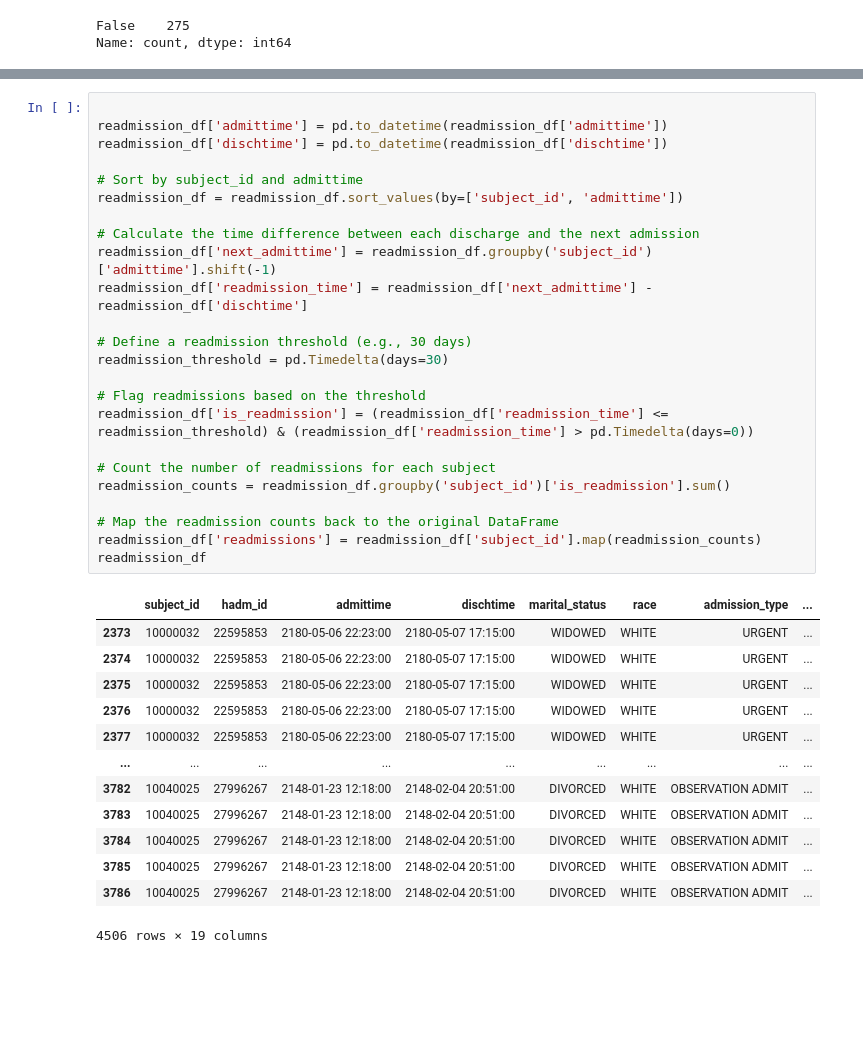
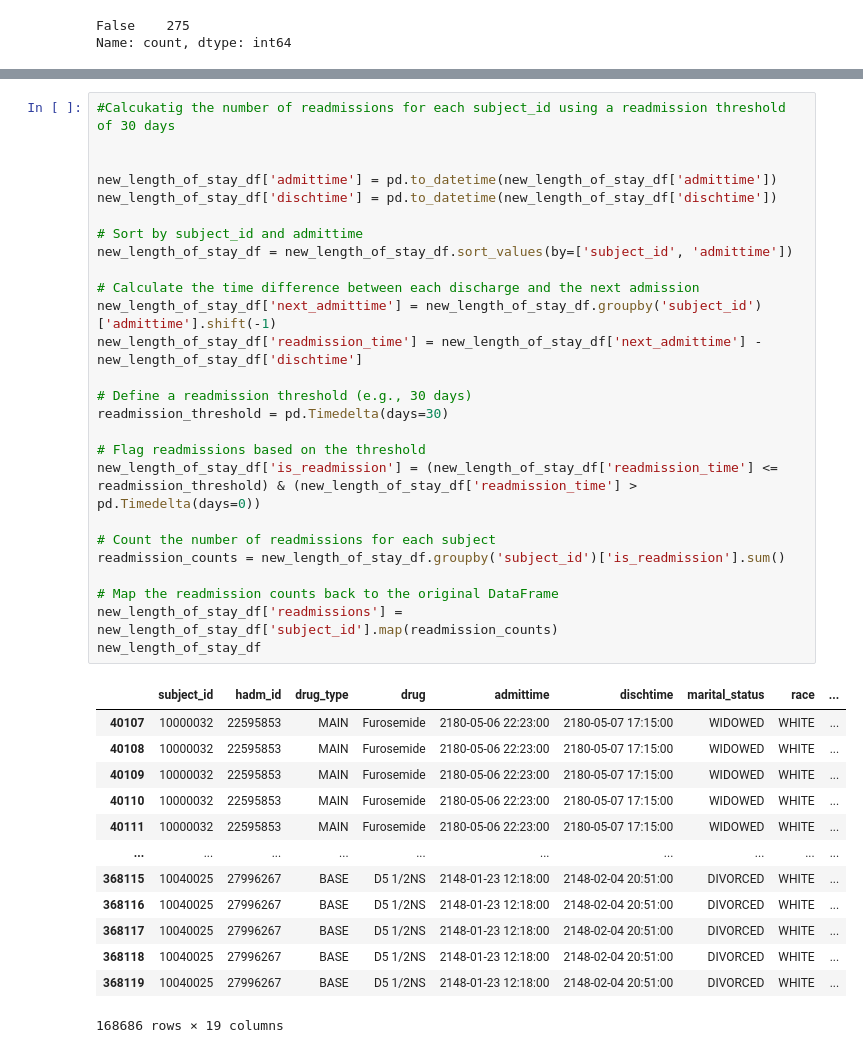
Before and after one commit to bizzfuzz/CHOP-comprehensive-hospital-outcome-prediction-system, a Jupyter notebook: CHOP.ipynb, the cells around one changed output, grey strips where cells are left out. Drawn from its saved outputs; the diff is of its cells as text; blank space fills up the shorter version.

```diff
--- a/CHOP.ipynb
+++ b/CHOP.ipynb
@@ -306,38 +271,40 @@ readmission_df
 # %%
+#Calcukatig the number of readmissions for each subject_id using a readmission threshold of 30 days
 
-readmission_df['admittime'] = pd.to_datetime(readmission_df['admittime'])
-readmission_df['dischtime'] = pd.to_datetime(readmission_df['dischtime'])
+
+new_length_of_stay_df['admittime'] = pd.to_datetime(new_length_of_stay_df['admittime'])
+new_length_of_stay_df['dischtime'] = pd.to_datetime(new_length_of_stay_df['dischtime'])
 
 # Sort by subject_id and admittime
-readmission_df = readmission_df.sort_values(by=['subject_id', 'admittime'])
+new_length_of_stay_df = new_length_of_stay_df.sort_values(by=['subject_id', 'admittime'])
 
 # Calculate the time difference between each discharge and the next admission
-readmission_df['next_admittime'] = readmission_df.groupby('subject_id')['admittime'].shift(-1)
-readmission_df['readmission_time'] = readmission_df['next_admittime'] - readmission_df['dischtime']
+new_length_of_stay_df['next_admittime'] = new_length_of_stay_df.groupby('subject_id')['admittime'].shift(-1)
+new_length_of_stay_df['readmission_time'] = new_length_of_stay_df['next_admittime'] - new_length_of_stay_df['dischtime']
 
 # Define a readmission threshold (e.g., 30 days)
 readmission_threshold = pd.Timedelta(days=30)
 
 # Flag readmissions based on the threshold
-readmission_df['is_readmission'] = (readmission_df['readmission_time'] <= readmission_threshold) & (readmission_df['readmission_time'] > pd.Timedelta(days=0))
+new_length_of_stay_df['is_readmission'] = (new_length_of_stay_df['readmission_time'] <= readmission_threshold) & (new_length_of_stay_df['readmission_time'] > pd.Timedelta(days=0))
 
 # Count the number of readmissions for each subject
-readmission_counts = readmission_df.groupby('subject_id')['is_readmission'].sum()
+readmission_counts = new_length_of_stay_df.groupby('subject_id')['is_readmission'].sum()
 
 # Map the readmission counts back to the original DataFrame
-readmission_df['readmissions'] = readmission_df['subject_id'].map(readmission_counts)
-readmission_df
+new_length_of_stay_df['readmissions'] = new_length_of_stay_df['subject_id'].map(readmission_counts)
+new_length_of_stay_df
 # %% [output]
-|  | subject_id | hadm_id | admittime | dischtime | marital_status | race | admission_type | ... |
-| 2373 | 10000032 | 22595853 | 2180-05-06 22:23:00 | 2180-05-07 17:15:00 | WIDOWED | WHITE | URGENT | ... |
-| 2374 | 10000032 | 22595853 | 2180-05-06 22:23:00 | 2180-05-07 17:15:00 | WIDOWED | WHITE | URGENT | ... |
-| 2375 | 10000032 | 22595853 | 2180-05-06 22:23:00 | 2180-05-07 17:15:00 | WIDOWED | WHITE | URGENT | ... |
-| 2376 | 10000032 | 22595853 | 2180-05-06 22:23:00 | 2180-05-07 17:15:00 | WIDOWED | WHITE | URGENT | ... |
-| 2377 | 10000032 | 22595853 | 2180-05-06 22:23:00 | 2180-05-07 17:15:00 | WIDOWED | WHITE | URGENT | ... |
-| ... | ... | ... | ... | ... | ... | ... | ... | ... |
-| 3782 | 10040025 | 27996267 | 2148-01-23 12:18:00 | 2148-02-04 20:51:00 | DIVORCED | WHITE | OBSERVATION ADMIT | ... |
-| 3783 | 10040025 | 27996267 | 2148-01-23 12:18:00 | 2148-02-04 20:51:00 | DIVORCED | WHITE | OBSERVATION ADMIT | ... |
-| 3784 | 10040025 | 27996267 | 2148-01-23 12:18:00 | 2148-02-04 20:51:00 | DIVORCED | WHITE | OBSERVATION ADMIT | ... |
-| 3785 | 10040025 | 27996267 | 2148-01-23 12:18:00 | 2148-02-04 20:51:00 | DIVORCED | WHITE | OBSERVATION ADMIT | ... |
-| 3786 | 10040025 | 27996267 | 2148-01-23 12:18:00 | 2148-02-04 20:51:00 | DIVORCED | WHITE | OBSERVATION ADMIT | ... |
+|  | subject_id | hadm_id | drug_type | drug | admittime | dischtime | marital_status | race | ... |
+| 40107 | 10000032 | 22595853 | MAIN | Furosemide | 2180-05-06 22:23:00 | 2180-05-07 17:15:00 | WIDOWED | WHITE | ... |
+| 40108 | 10000032 | 22595853 | MAIN | Furosemide | 2180-05-06 22:23:00 | 2180-05-07 17:15:00 | WIDOWED | WHITE | ... |
+| 40109 | 10000032 | 22595853 | MAIN | Furosemide | 2180-05-06 22:23:00 | 2180-05-07 17:15:00 | WIDOWED | WHITE | ... |
+| 40110 | 10000032 | 22595853 | MAIN | Furosemide | 2180-05-06 22:23:00 | 2180-05-07 17:15:00 | WIDOWED | WHITE | ... |
+| 40111 | 10000032 | 22595853 | MAIN | Furosemide | 2180-05-06 22:23:00 | 2180-05-07 17:15:00 | WIDOWED | WHITE | ... |
+| ... | ... | ... | ... | ... | ... | ... | ... | ... | ... |
+| 368115 | 10040025 | 27996267 | BASE | D5 1/2NS | 2148-01-23 12:18:00 | 2148-02-04 20:51:00 | DIVORCED | WHITE | ... |
+| 368116 | 10040025 | 27996267 | BASE | D5 1/2NS | 2148-01-23 12:18:00 | 2148-02-04 20:51:00 | DIVORCED | WHITE | ... |
+| 368117 | 10040025 | 27996267 | BASE | D5 1/2NS | 2148-01-23 12:18:00 | 2148-02-04 20:51:00 | DIVORCED | WHITE | ... |
+| 368118 | 10040025 | 27996267 | BASE | D5 1/2NS | 2148-01-23 12:18:00 | 2148-02-04 20:51:00 | DIVORCED | WHITE | ... |
+| 368119 | 10040025 | 27996267 | BASE | D5 1/2NS | 2148-01-23 12:18:00 | 2148-02-04 20:51:00 | DIVORCED | WHITE | ... |
-4506 rows × 19 columns
+168686 rows × 19 columns
```
Also changed, not shown: parts of 4 cells of this notebook.
